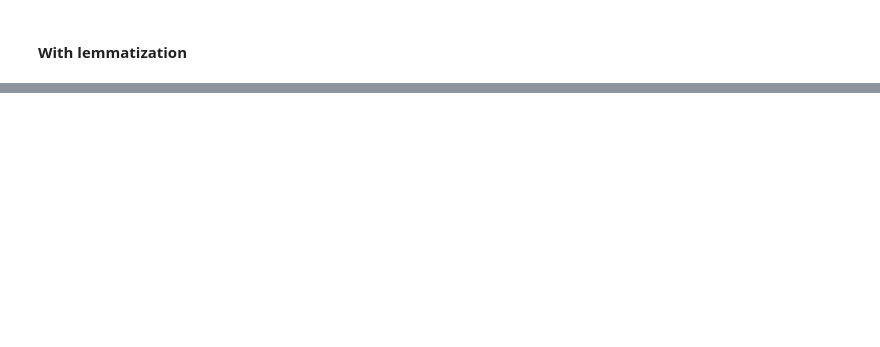
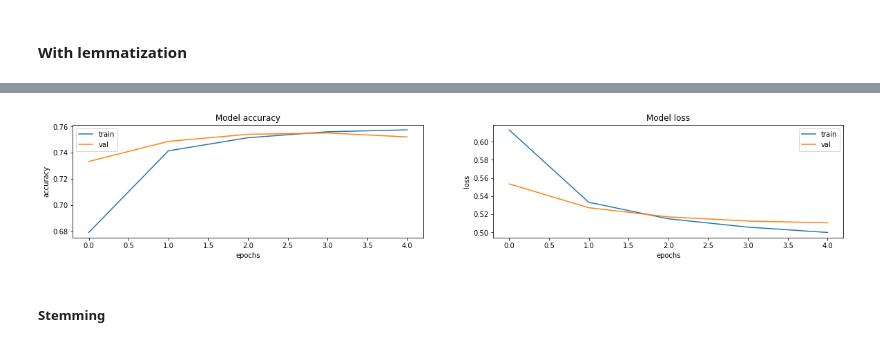
Before and after one commit to ThibaultDieudonne/Sentiment-Analysis, a Jupyter notebook: n.ipynb, the cells around one changed output, grey strips where cells are left out. Drawn from its saved outputs; the diff is of its cells as text; code cells hidden in the pictures; blank space fills up the shorter version.

```diff
--- a/n.ipynb
+++ b/n.ipynb
@@ -221,0 +321,22 @@ random_forest_lem.score(test_vectorized_lem, test_target)
+# %%
+batch_size = 10
+
+BUFFER_SIZE = 1000
+
+AUTOTUNE = tf.data.AUTOTUNE
+
+steps_per_epoch = train_df.shape[0] // (batch_size * 1)
+
+def display_learning_curves(hst):
+    fig, ax = plt.subplots(1, 2, figsize=(20, 3))
+    ax = ax.ravel()
+
+    for i, met in enumerate(['accuracy', 'loss']):
+        ax[i].plot(hst[met])
+        ax[i].plot(hst['val_' + met])
+        ax[i].set_title('Model {}'.format(met))
+        ax[i].set_xlabel('epochs')
+        ax[i].set_ylabel(met)
+        ax[i].legend(['train', 'val'])
+
+    plt.show()
@@ -221,0 +460,7 @@ random_forest_lem.score(test_vectorized_lem, test_target)
+# %%
+history = pd.read_csv(f'./models/vanilla_model_history.csv')
+display_learning_curves(history)
+# %% [output]
+[figure, added]
+# %% [markdown]
+##### Stemming
```
Also changed, not shown: parts of 35 cells of this notebook, 3 other files.
